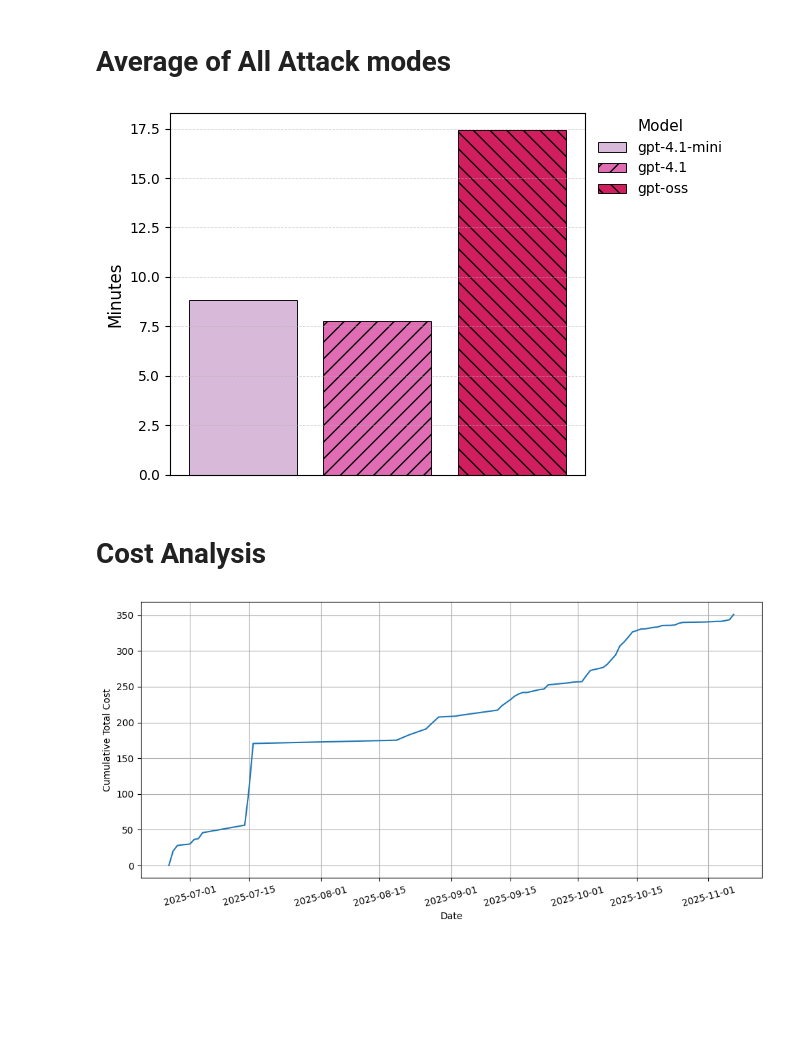
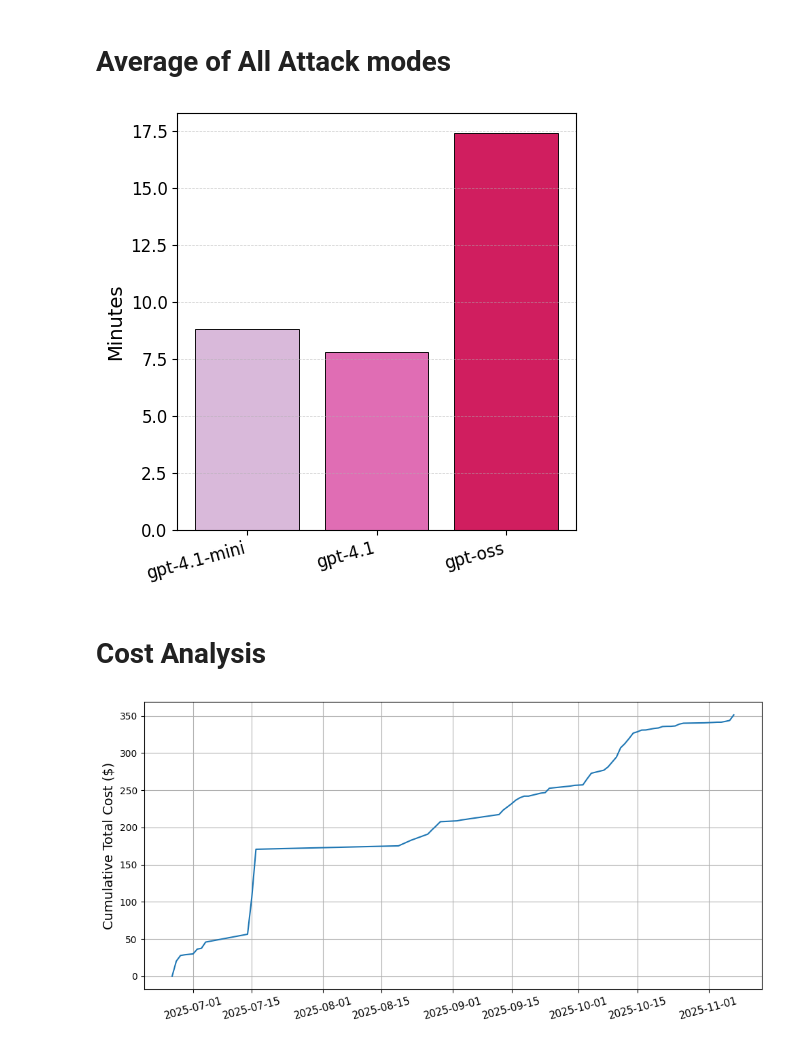
Before and after one commit to federicomirra01/AI_Agent_for_Cyber_Deception, a Jupyter notebook: MultiAgent/src/benchmark/benchmark_results/metrics.ipynb, the cells around one changed output. Drawn from its saved outputs; the diff is of its cells as text; code cells hidden in the pictures; blank space fills up the shorter version.

```diff
--- a/MultiAgent/src/benchmark/benchmark_results/metrics.ipynb
+++ b/MultiAgent/src/benchmark/benchmark_results/metrics.ipynb
@@ -2234,19 +2237,12 @@ for idx, m in enumerate(MODELS):
 # GPT-OSS
 # %%
 GROUP_SPECS = initialize_test_number(3, 3, 3)
-
-MODEL_DIRS = {
-    "gpt-4.1-mini": "./gpt-4.1-mini/deterministic",
-    "gpt-4.1":      "./gpt-4.1/deterministic",
-    "gpt-oss":      "./gpt-oss-120b/deterministic",
-}
-
 GROUP_SPECS = initialize_test_number(3, 3, 3)
 ATTACK_MODES = ["deterministic", "probabilistic", "consecutive"]
 MODELS = [
     "gpt-oss-120b"
     ]
-METRICS = ["node_accuracy", "phase_sequence_accuracy", "step_efficiency", "exploitation_percentage",  "runtime"]
+METRICS = ["phase_sequence_accuracy", "step_efficiency", "exploitation_percentage",  "runtime"]
 model_results = {}
 
 for model_name in MODELS:
@@ -2290,31 +2285,63 @@ def compute_global_model_averages(all_model_results):
         }
 
     return global_avgs
+
+def plot_runtime_model_averages(model_results, title="Average Runtime Across All Attack Modes", figsize=(8, 4), bar_width=0.8):
+
+    models = list(model_results.keys())
+    runtimes = [
+        model_results[m]["all_attack_modes"].get("runtime", 0.0)
+        for m in models
+    ]
+
+    x = np.arange(len(models))
+    colors = COLOR_GRADIENTS["runtime"]
+
+    plt.figure(figsize=figsize)
+
+    # One bar per model
+    plt.bar(
+        x,
+        runtimes,
+        width=bar_width,
+        color=[colors[i % len(colors)] for i in range(len(models))],
+        edgecolor="black",
+        linewidth=0.7,
+        alpha=0.95,
+    )
+
+    # Model names as ticks
+    plt.xticks(x, models, rotation=15, ha="right", fontsize=12)
+    plt.yticks(fontsize=12)
+    plt.ylabel("Minutes", fontsize=14)
+    plt.grid(axis="y", linestyle="--", linewidth=0.5, alpha=0.6)
+    plt.tight_layout()
+    plt.show()
 # %%
 ATTACK_MODES = ["deterministic", "consecutive", "probabilistic"]
 GROUP_SPECS = initialize_test_number(3, 3, 3)
 
 MODEL_BASE_DIRS = {
     "gpt-4.1-mini": "./gpt-4.1-mini/{mode}",
     "gpt-4.1":      "./gpt-4.1/{mode}",
     "gpt-oss":      "./gpt-oss-120b/{mode}",
 }
 
 all_model_results = {model: {} for model in MODEL_BASE_DIRS}
 
 for model, template in MODEL_BASE_DIRS.items():
     for mode in ATTACK_MODES:
         base_dir = template.format(mode=mode)
         all_model_results[model][mode] = compute_averaged_results(base_dir, GROUP_SPECS, plot=False)
 global_avgs = compute_global_model_averages(all_model_results)
 overall_model_results = {}
 for model, stats in global_avgs.items():
     overall_model_results[model] = {
         "all_attack_modes": stats
     }
-plot_runtime_multi_model(overall_model_results, title_suffix="All Attack Modes", figsize=(8,4), bar_spacing=0.05)
+plot_runtime_model_averages(overall_model_results, title="Total Average Runtime", figsize=(5, 5))
 # %% [output]
-[figure, old version]
+[figure, new version]
 # %% [markdown]
 # Cost Analysis
 # %%
@@ -2335,10 +2362,9 @@ merged['cumulative_cost'] = merged['amount'].cumsum()
 # Plot cumulative cost over time
 plt.figure(figsize=(10,5))
 plt.plot(merged['date'], merged['cumulative_cost'])
-plt.xlabel("Date")
-plt.ylabel("Cumulative Total Cost")
-plt.xticks(rotation=15)
+plt.ylabel("Cumulative Total Cost ($)", fontsize=14)
+plt.xticks(rotation=15, fontsize=11)
 plt.grid()
 plt.tight_layout()
 # %% [output]
-[figure, old version]
+[figure, new version]
```
Also changed, not shown: parts of 3 cells of this notebook.
